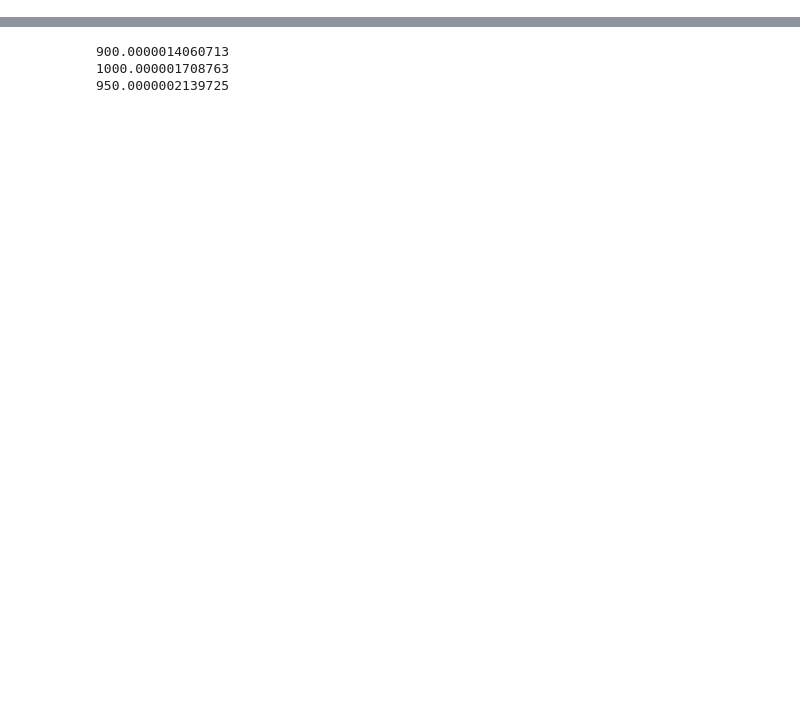
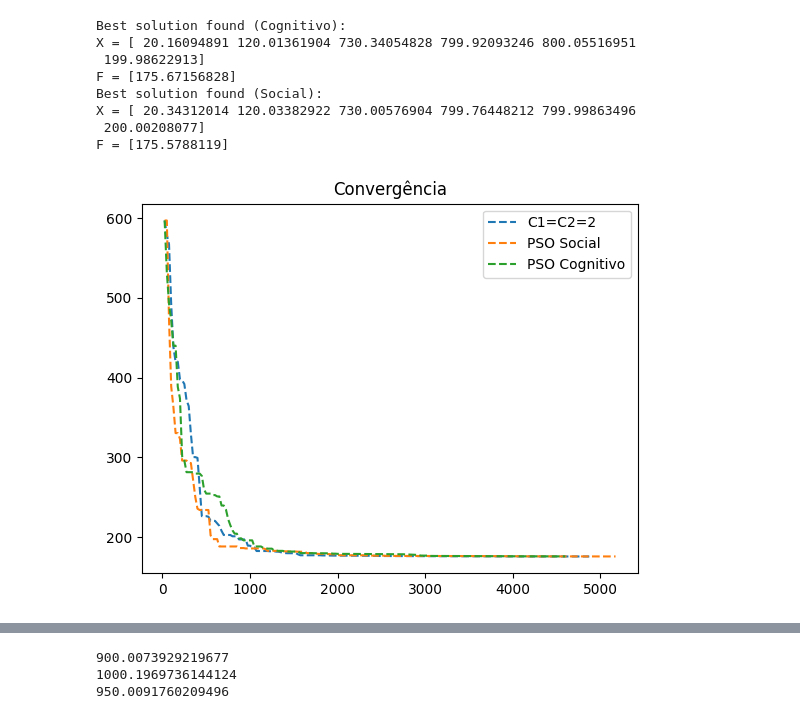
Before and after one commit to satogustavo/otimizacao-bioinspirada, a Jupyter notebook: otimizacao_pso_pymoo.ipynb, the cells around one changed output, grey strips where cells are left out. Drawn from its saved outputs; the diff is of its cells as text; code cells hidden in the pictures; blank space fills up the shorter version.

```diff
--- a/otimizacao_pso_pymoo.ipynb
+++ b/otimizacao_pso_pymoo.ipynb
@@ -136,0 +137,73 @@ max(n_evals)
+# %%
+%%time
+
+# Testando diferntes variáveis c1,c2
+
+from pymoo.algorithms.soo.nonconvex.pso import PSO
+from pymoo.optimize import minimize
+import matplotlib.pyplot as plt
+from pymoo.termination import get_termination
+
+
+pso_cog = PSO(pop_size=25, w=0.9, c1=3, c2=1) #componente cognitivo maior
+pso_soc = PSO(pop_size=25, w=0.9, c1=1, c2=3) # componente social maior
+termination = get_termination("time", "00:00:01")
+
+
+res = minimize(meuproblema,
+               pso,
+               seed=333,
+#               verbose=True,
+               termination=termination,
+                pop_size=25,
+              save_history=True)
+
+res_cog = minimize(meuproblema,
+               pso_cog,
+               seed=333,
+#               verbose=True,
+               termination=termination,
+                pop_size=25,
+              save_history=True)
+res_soc = minimize(meuproblema,
+               pso_soc,
+               seed=333,
+#               verbose=True,
+               termination=termination,
+                pop_size=25,
+              save_history=True)
+
+print("Best solution found (Cognitivo): \nX = %s\nF = %s" % (res_cog.X, res_cog.F))
+print("Best solution found (Social): \nX = %s\nF = %s" % (res_soc.X, res_soc.F))
+
+
+n_evals = np.array([e.evaluator.n_eval for e in res.history])
+opt = np.array([e.opt[0].F for e in res.history])
+
+n_evals_cog = np.array([e.evaluator.n_eval for e in res_cog.history])
+opt_cog = np.array([e.opt[0].F for e in res_cog.history])
+
+n_evals_soc = np.array([e.evaluator.n_eval for e in res_soc.history])
+opt_soc = np.array([e.opt[0].F for e in res_soc.history])
+
+plt.title("Convergência")
+plt.plot(n_evals, opt, "--")
+plt.plot(n_evals_soc, opt_soc, "--")
+plt.plot(n_evals_cog, opt_cog, "--")
+
+
+plt.legend(['C1=C2=2','PSO Social','PSO Cognitivo'])
+#plt.legend(['PSO Social','PSO Cognitivo'])
+
+#plt.yscale("log")
+plt.show()
+# %% [output]
+Best solution found (Cognitivo):
+X = [ 20.16094891 120.01361904 730.34054828 799.92093246 800.05516951
+ 199.98622913]
+F = [175.67156828]
+Best solution found (Social):
+X = [ 20.34312014 120.03382922 730.00576904 799.76448212 799.99863496
+ 200.00208077]
+F = [175.5788119]
+[figure, added]
@@ -149,6 +224,6 @@ print(1.1*r['x1'] + r['t1']) # >= 900;
 print(1.1*r['x2'] + r['t2'])  #  >= 1000;
 print(1.1*r['x3'] + r['t3'])  # >=950;
 # %% [output]
-900.0000014060713
-1000.000001708763
-950.0000002139725
+900.0073929219677
+1000.1969736144124
+950.0091760209496
```
Also changed, not shown: parts of 3 cells of this notebook.
